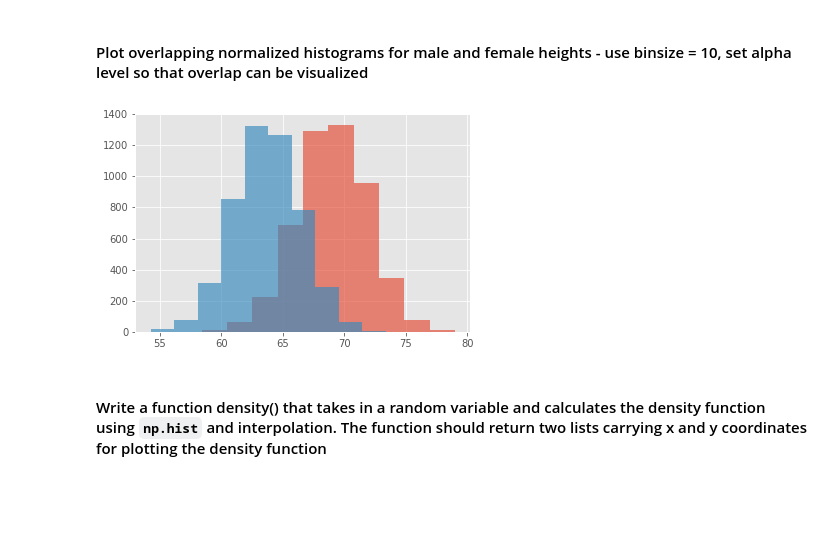
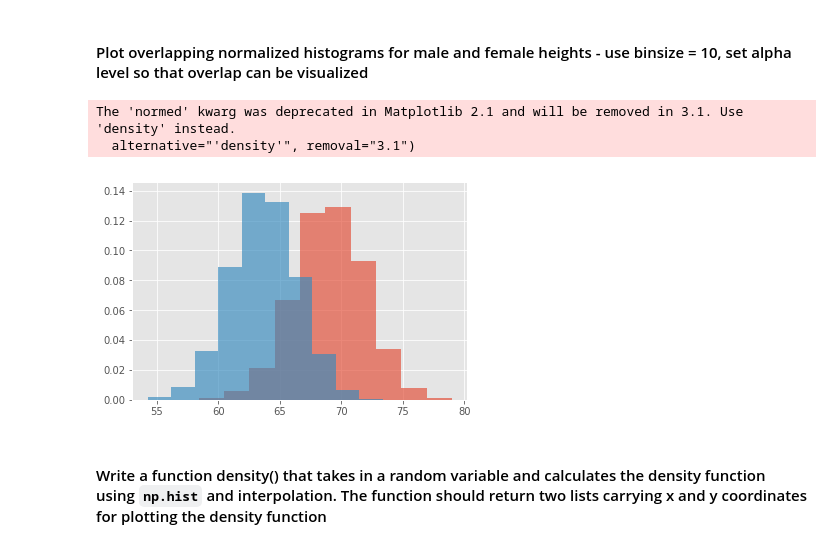
Before and after one commit to maks-p/dsc-1-09-11-the-probability-density-function-lab-nyc-ds-career-031119, a Jupyter notebook: index.ipynb, the cells around one changed output. Drawn from its saved outputs; the diff is of its cells as text; code cells hidden in the pictures; blank space fills up the shorter version.

```diff
--- a/index.ipynb
+++ b/index.ipynb
@@ -58,9 +58,11 @@ df_male.describe()
 #### Plot overlapping normalized histograms for male and female heights - use binsize = 10, set alpha level so that overlap can be visualized
 # %%
 _ = plt.hist(df_male['Height'], bins=10, alpha=0.65, normed=True)
-_ = plt.hist(df_female['Height'], bins=10, alpha=0.65)
+_ = plt.hist(df_female['Height'], bins=10, alpha=0.65, normed=True)
 # %% [output]
+The 'normed' kwarg was deprecated in Matplotlib 2.1 and will be removed in 3.1. Use 'density' instead.
+  alternative="'density'", removal="3.1")
-[figure, old version]
+[figure, new version]
 # %%
 # Record your observations - are these inline with your personal observations?
 # %% [markdown]
```
